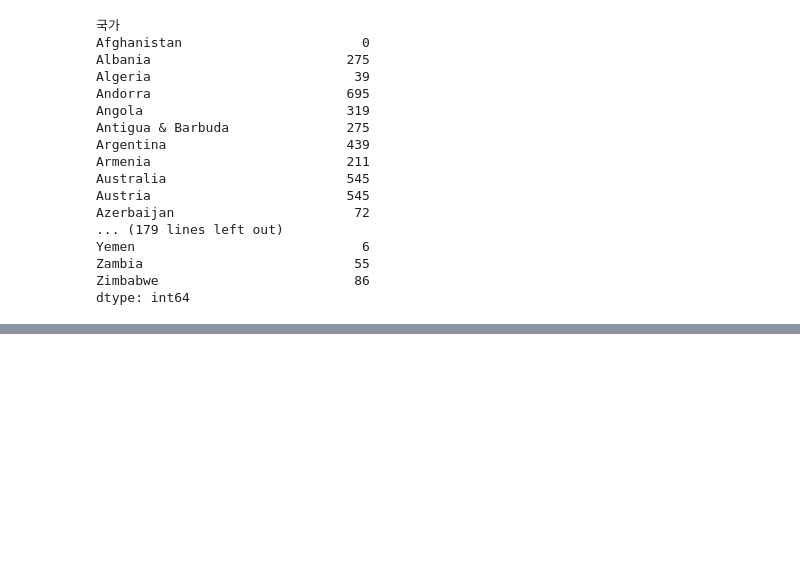
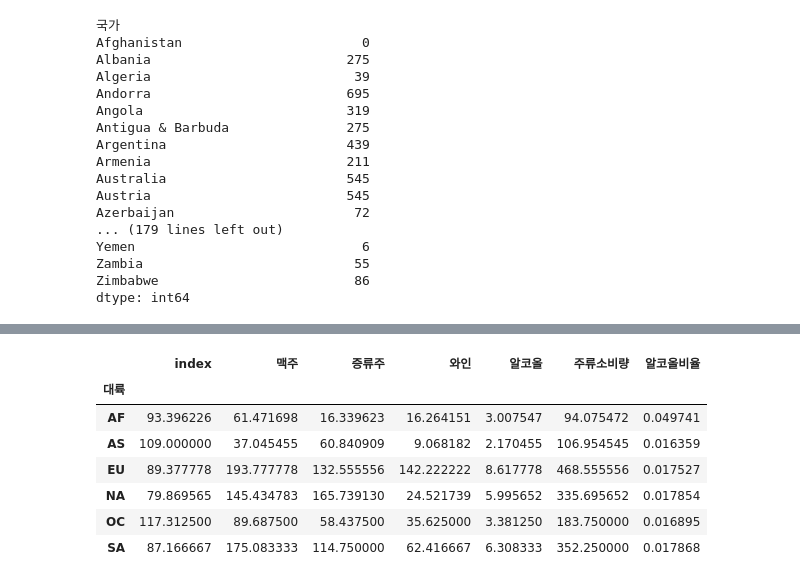
Before and after one commit to orizay/free-fonts, a Jupyter notebook: 데이터_분석_실기_2.ipynb, the cells around one changed output, grey strips where cells are left out. Saved outputs shown, nothing was run; the diff lists cells and outputs as text; code cells hidden in the pictures; blank space fills up the shorter version.

```diff
--- a/데이터_분석_실기_2.ipynb
+++ b/데이터_분석_실기_2.ipynb
@@ -687,0 +893,12 @@ korea
+# %%
+#[2-53] 대륙별 주류 소비량 평균을 계산해 봅니다
+df.groupby('대륙').mean()
+# %% [output]
+|  | index | 맥주 | 증류주 | 와인 | 알코올 | 주류소비량 | 알코올비율 |
+| 대륙 |  |  |  |  |  |  |  |
+| AF | 93.396226 | 61.471698 | 16.339623 | 16.264151 | 3.007547 | 94.075472 | 0.049741 |
+| AS | 109.000000 | 37.045455 | 60.840909 | 9.068182 | 2.170455 | 106.954545 | 0.016359 |
+| EU | 89.377778 | 193.777778 | 132.555556 | 142.222222 | 8.617778 | 468.555556 | 0.017527 |
+| NA | 79.869565 | 145.434783 | 165.739130 | 24.521739 | 5.995652 | 335.695652 | 0.017854 |
+| OC | 117.312500 | 89.687500 | 58.437500 | 35.625000 | 3.381250 | 183.750000 | 0.016895 |
+| SA | 87.166667 | 175.083333 | 114.750000 | 62.416667 | 6.308333 | 352.250000 | 0.017868 |
```
Also changed, not shown: parts of 38 cells of this notebook.
